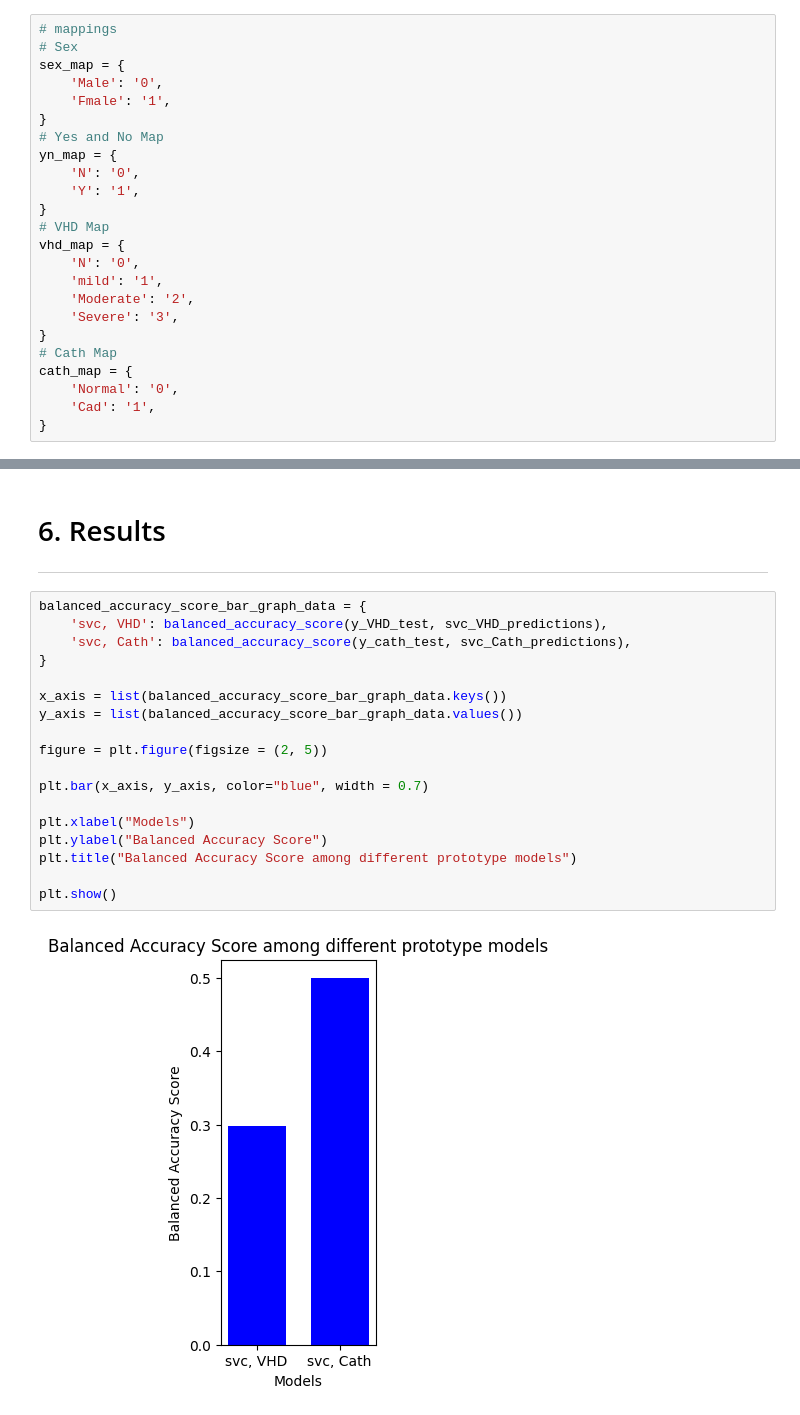
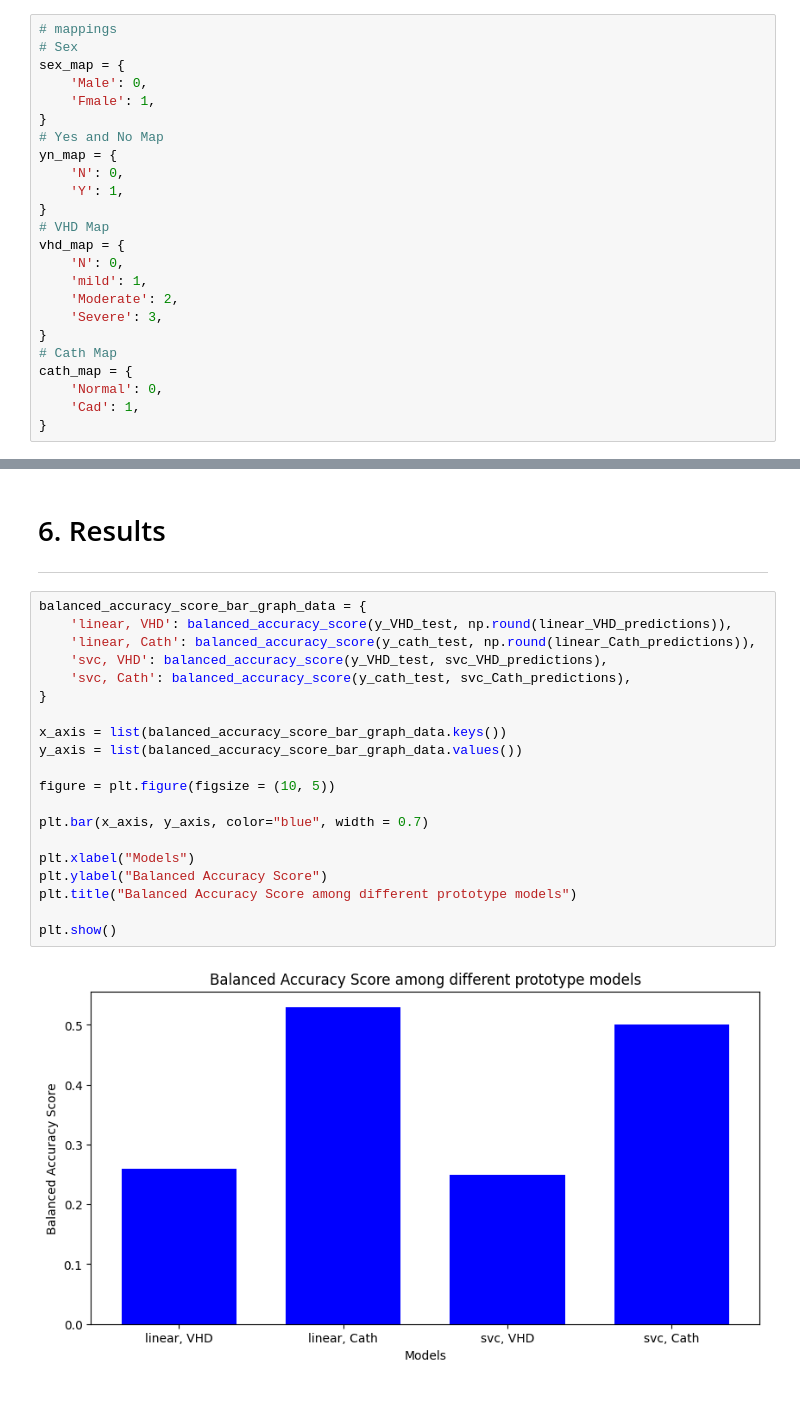
Before and after one commit to ericspring08/MTF-Diagnosing-Disease-In-Space, a Jupyter notebook: Prototyping.ipynb, the cells around one changed output, grey strips where cells are left out. Cells and saved outputs as stored; diff of their text form.

Commit message:
balanced score for linear

```diff
--- a/Prototyping.ipynb
+++ b/Prototyping.ipynb
@@ -131,25 +134,25 @@ fig.show()
 # mappings
 # Sex
 sex_map = {
-    'Male': '0',
-    'Fmale': '1',
+    'Male': 0,
+    'Fmale': 1,
 }
 # Yes and No Map
 yn_map = {
-    'N': '0',
-    'Y': '1',
+    'N': 0,
+    'Y': 1,
 }
 # VHD Map
 vhd_map = {
-    'N': '0',
-    'mild': '1',
-    'Moderate': '2',
-    'Severe': '3',
+    'N': 0,
+    'mild': 1,
+    'Moderate': 2,
+    'Severe': 3,
 }
 # Cath Map
 cath_map = {
-    'Normal': '0',
-    'Cad': '1',
+    'Normal': 0,
+    'Cad': 1,
 }
 # %%
 df['Sex'] = df['Sex'].map(sex_map)
@@ -253,21 +276,23 @@ balanced accuracy score Cath: 0.5
 ---
 # %%
 balanced_accuracy_score_bar_graph_data = {
+    'linear, VHD': balanced_accuracy_score(y_VHD_test, np.round(linear_VHD_predictions)),
+    'linear, Cath': balanced_accuracy_score(y_cath_test, np.round(linear_Cath_predictions)),
     'svc, VHD': balanced_accuracy_score(y_VHD_test, svc_VHD_predictions),
     'svc, Cath': balanced_accuracy_score(y_cath_test, svc_Cath_predictions),
 }
 
 x_axis = list(balanced_accuracy_score_bar_graph_data.keys())
 y_axis = list(balanced_accuracy_score_bar_graph_data.values())
 
-figure = plt.figure(figsize = (2, 5))
+figure = plt.figure(figsize = (10, 5))
 
 plt.bar(x_axis, y_axis, color="blue", width = 0.7)
 
 plt.xlabel("Models")
 plt.ylabel("Balanced Accuracy Score")
 plt.title("Balanced Accuracy Score among different prototype models")
 
 plt.show()
 # %% [output]
-[figure, old version]
+[figure, new version]
```
Also changed, not shown: parts of 3 cells of this notebook.
